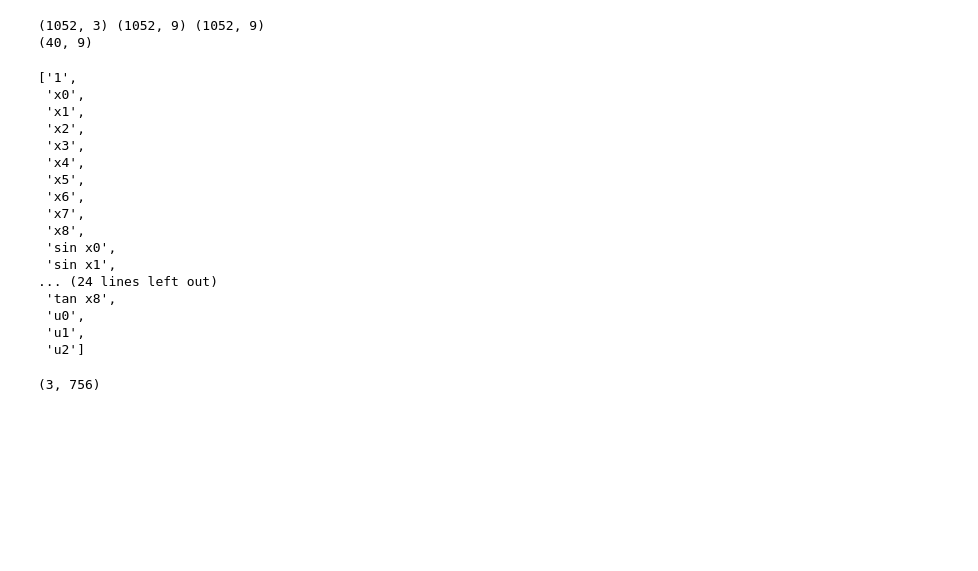
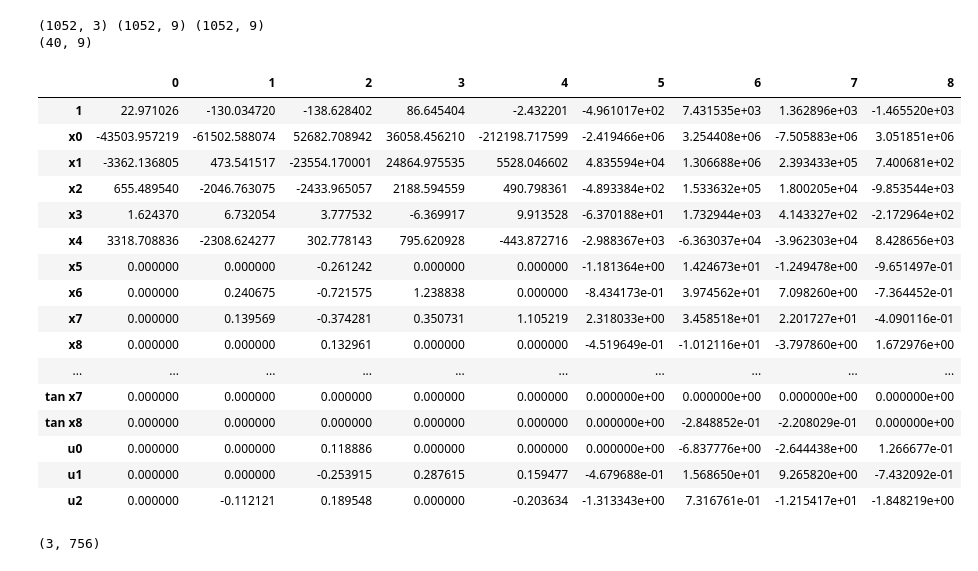
Before and after one commit to dd292/system_identificatification_robofly, a Jupyter notebook: DMDc/SINDYc_9states_RoboFly.ipynb, the cells around one changed output. Saved outputs shown, nothing was run; the diff lists cells and outputs as text; code cells hidden in the pictures; blank space fills up the shorter version.

```diff
--- a/DMDc/SINDYc_9states_RoboFly.ipynb
+++ b/DMDc/SINDYc_9states_RoboFly.ipynb
@@ -117,26 +126,26 @@ print(Xi.shape)
 # %%
 df = pd.DataFrame(Xi,index = function_label)
 A=df.head(40)
-# %%
-function_label
-# %% [output]
-['1',
- 'x0',
- 'x1',
- 'x2',
- 'x3',
- 'x4',
- 'x5',
- 'x6',
- 'x7',
- 'x8',
- 'sin x0',
- 'sin x1',
-... (24 lines left out)
- 'tan x8',
- 'u0',
- 'u1',
- 'u2']
+# %%
+A
+# %% [output]
+|  | 0 | 1 | 2 | 3 | 4 | 5 | 6 | 7 | 8 |
+| 1 | 22.971026 | -130.034720 | -138.628402 | 86.645404 | -2.432201 | -4.961017e+02 | 7.431535e+03 | 1.362896e+03 | -1.465520e+03 |
+| x0 | -43503.957219 | -61502.588074 | 52682.708942 | 36058.456210 | -212198.717599 | -2.419466e+06 | 3.254408e+06 | -7.505883e+06 | 3.051851e+06 |
+| x1 | -3362.136805 | 473.541517 | -23554.170001 | 24864.975535 | 5528.046602 | 4.835594e+04 | 1.306688e+06 | 2.393433e+05 | 7.400681e+02 |
+| x2 | 655.489540 | -2046.763075 | -2433.965057 | 2188.594559 | 490.798361 | -4.893384e+02 | 1.533632e+05 | 1.800205e+04 | -9.853544e+03 |
+| x3 | 1.624370 | 6.732054 | 3.777532 | -6.369917 | 9.913528 | -6.370188e+01 | 1.732944e+03 | 4.143327e+02 | -2.172964e+02 |
+| x4 | 3318.708836 | -2308.624277 | 302.778143 | 795.620928 | -443.872716 | -2.988367e+03 | -6.363037e+04 | -3.962303e+04 | 8.428656e+03 |
+| x5 | 0.000000 | 0.000000 | -0.261242 | 0.000000 | 0.000000 | -1.181364e+00 | 1.424673e+01 | -1.249478e+00 | -9.651497e-01 |
+| x6 | 0.000000 | 0.240675 | -0.721575 | 1.238838 | 0.000000 | -8.434173e-01 | 3.974562e+01 | 7.098260e+00 | -7.364452e-01 |
+| x7 | 0.000000 | 0.139569 | -0.374281 | 0.350731 | 1.105219 | 2.318033e+00 | 3.458518e+01 | 2.201727e+01 | -4.090116e-01 |
+| x8 | 0.000000 | 0.000000 | 0.132961 | 0.000000 | 0.000000 | -4.519649e-01 | -1.012116e+01 | -3.797860e+00 | 1.672976e+00 |
+| ... | ... | ... | ... | ... | ... | ... | ... | ... | ... |
+| tan x7 | 0.000000 | 0.000000 | 0.000000 | 0.000000 | 0.000000 | 0.000000e+00 | 0.000000e+00 | 0.000000e+00 | 0.000000e+00 |
+| tan x8 | 0.000000 | 0.000000 | 0.000000 | 0.000000 | 0.000000 | 0.000000e+00 | -2.848852e-01 | -2.208029e-01 | 0.000000e+00 |
+| u0 | 0.000000 | 0.000000 | 0.118886 | 0.000000 | 0.000000 | 0.000000e+00 | -6.837776e+00 | -2.644438e+00 | 1.266677e-01 |
+| u1 | 0.000000 | 0.000000 | -0.253915 | 0.287615 | 0.159477 | -4.679688e-01 | 1.568650e+01 | 9.265820e+00 | -7.432092e-01 |
+| u2 | 0.000000 | -0.112121 | 0.189548 | 0.000000 | -0.203634 | -1.313343e+00 | 7.316761e-01 | -1.215417e+01 | -1.848219e+00 |
 # %%
 C= np.zeros((40,9))
 for j in range(9):
```
Also changed, not shown: parts of 5 cells of this notebook, 19 other files.
